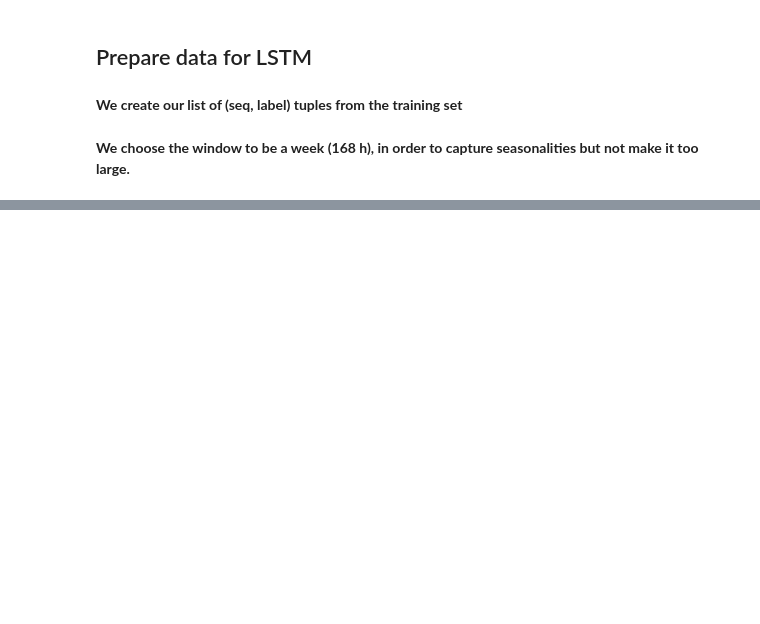
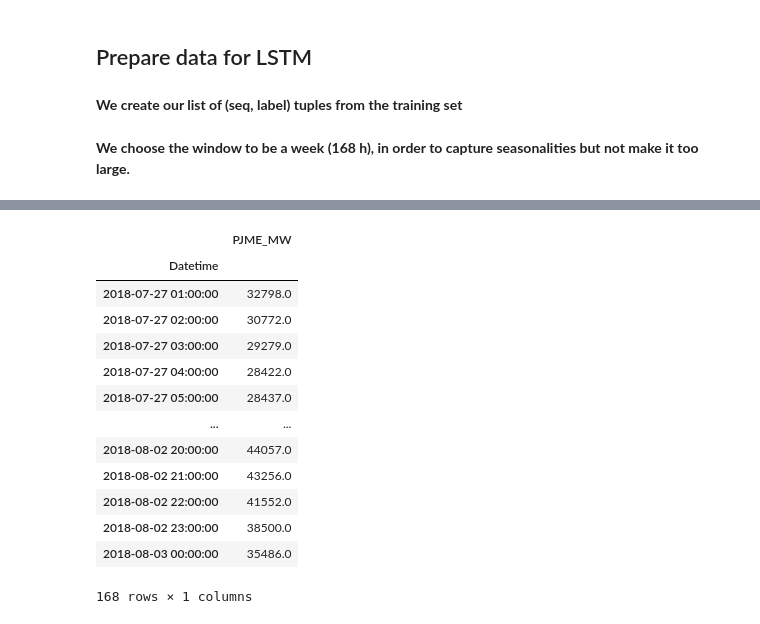
Before and after one commit to marciscar/energy-forecast-rnn, a Jupyter notebook: energy-forecast-rnn.ipynb, the cells around one changed output, grey strips where cells are left out. Cells and saved outputs as stored; diff of their text form; code cells hidden in the pictures; blank space fills up the shorter version.

```diff
--- a/energy-forecast-rnn.ipynb
+++ b/energy-forecast-rnn.ipynb
@@ -182,0 +308,17 @@ train_data[0]
+# %%
+df[-test_size:]
+# %% [output]
+|  | PJME_MW |
+| Datetime |  |
+| 2018-07-27 01:00:00 | 32798.0 |
+| 2018-07-27 02:00:00 | 30772.0 |
+| 2018-07-27 03:00:00 | 29279.0 |
+| 2018-07-27 04:00:00 | 28422.0 |
+| 2018-07-27 05:00:00 | 28437.0 |
+| ... | ... |
+| 2018-08-02 20:00:00 | 44057.0 |
+| 2018-08-02 21:00:00 | 43256.0 |
+| 2018-08-02 22:00:00 | 41552.0 |
+| 2018-08-02 23:00:00 | 38500.0 |
+| 2018-08-03 00:00:00 | 35486.0 |
+168 rows × 1 columns
```
Also changed, not shown: parts of 31 cells of this notebook, 2 other files.
